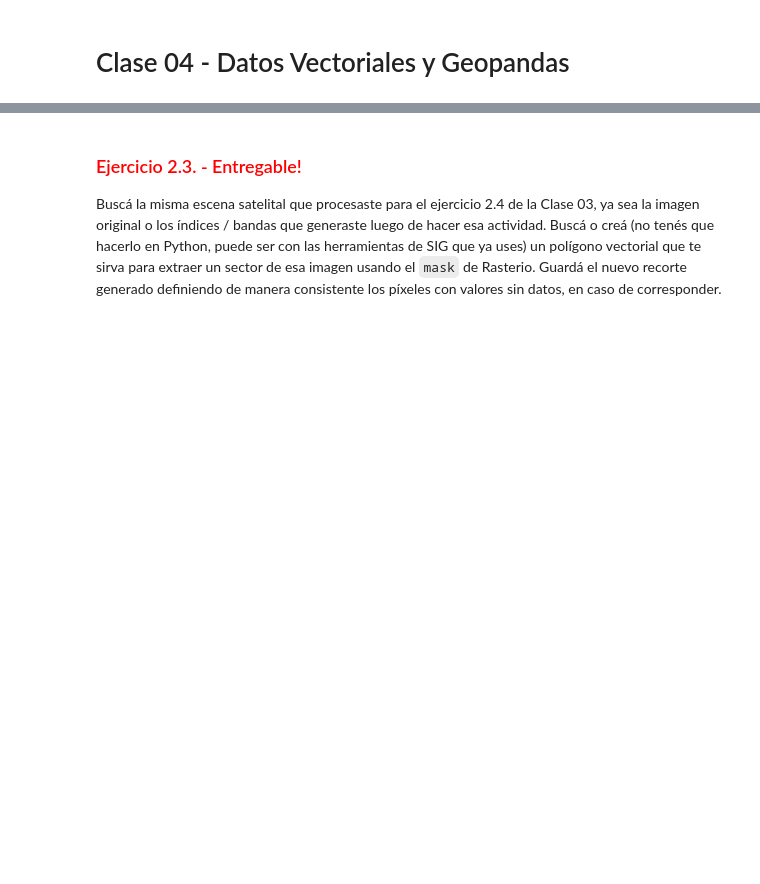
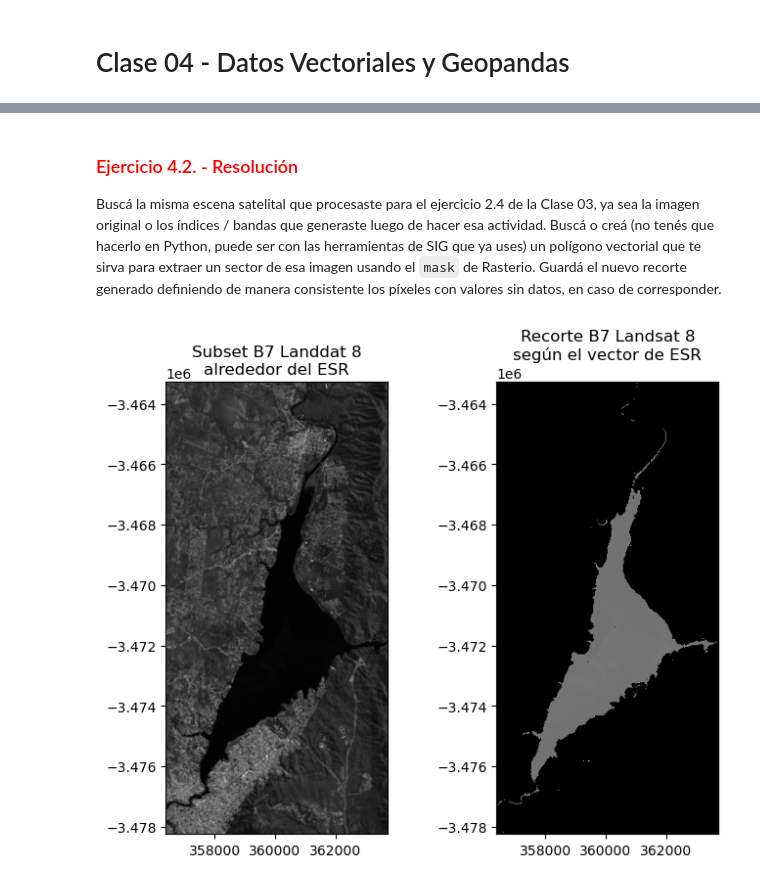
Before and after one commit to francobarrionuevoenv21/MAIE_devs_pub, a Jupyter notebook: Proc_Img/practicos/Entregables01_Barrionuevo.ipynb, the cells around one changed output, grey strips where cells are left out. Saved outputs shown, nothing was run; the diff lists cells and outputs as text; code cells hidden in the pictures; blank space fills up the shorter version.

Commit message:
entregables 1 finish

```diff
--- a/Proc_Img/practicos/Entregables01_Barrionuevo.ipynb
+++ b/Proc_Img/practicos/Entregables01_Barrionuevo.ipynb
@@ -511,5 +547,5 @@ plt.show()
 # %% [markdown]
-<h3 style="color:red;">Ejercicio 2.3. - Entregable!</h3>
+<h3 style="color:red;">Ejercicio 4.2. - Resolución</h3>
 
 Buscá la misma escena satelital que procesaste para el ejercicio 2.4 de la Clase 03, ya sea la imagen original o los índices / bandas que generaste luego de hacer esa actividad. Buscá o creá (no tenés que hacerlo en Python, puede ser con las herramientas de SIG que ya uses) un polígono vectorial que te sirva para extraer un sector de esa imagen usando el `mask` de Rasterio. Guardá el nuevo recorte generado definiendo de manera consistente los píxeles con valores sin datos, en caso de corresponder.
 # %%
@@ -524,19 +564,25 @@ gdf_esr = gpd.read_file(esr_path)
 esr_32620 = gdf_esr.to_crs(l8_b7_ds.crs)
 # %%
+# Obtengo las coordenadas del bbox del polígono
 minx, miny, maxx, maxy = esr_32620.total_bounds
+
+# Defino el plot extent
 plot_extent = (minx, maxx, miny, maxy)
-#rgb_clip = fn.scale_multiband(s2_clip, p=2)
 
-fig, ax = plt.subplots(1, 2, figsize = (10,10))
 
-## --
+# Visualizo
+fig, ax = plt.subplots(1, 2, figsize = (8,6))
+
+## Subset de la banda 7 alrededor del vector
 ax[0].imshow(fn.subset_img(l8_b7_ds, minx, maxy, maxx, miny)[0][0], # ul_x, ul_y, lr_x, lr_y
 cmap='gray', extent = plot_extent)
-ax[0].set_title("Recorte Recorte Mask = True \n Combinación bandas S2: 2-1-0")
+ax[0].set_title("Subset B7 Landdat 8\nalrededor del ESR")
 
-## --
+## Escena recortada con función mask según el vector del ESR
 l8_b7_mask, mask_transform = mask(dataset=l8_b7_ds, shapes = esr_32620.geometry, crop = True)
 ax[1].imshow(l8_b7_mask[0], cmap='gray', extent = plot_extent)
-ax[1].set_title("Recorte Mask = False \n Combinación bandas S2: 2-1-0")
+ax[1].set_title("Recorte B7 Landsat 8\nsegún el vector de ESR")
 
 plt.show()
+# %% [output]
+[figure, added]
```
Also changed, not shown: parts of 11 cells of this notebook.
